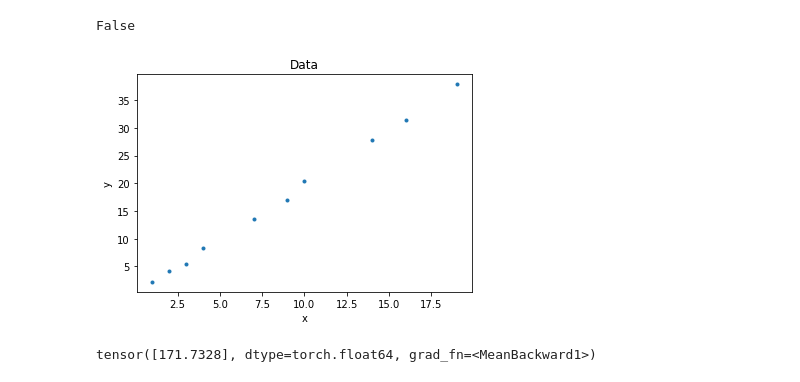
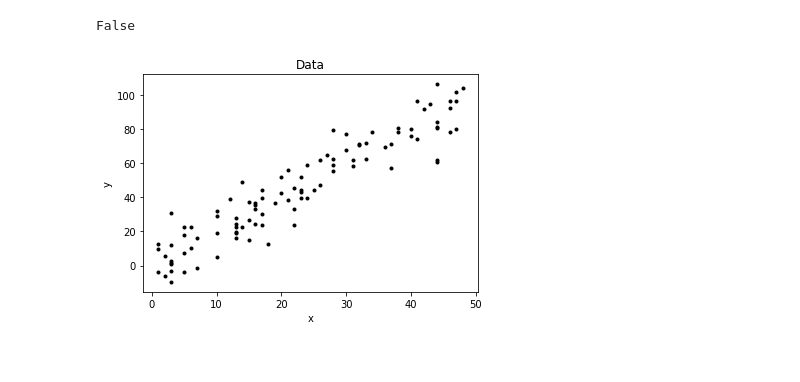
Before and after one commit to SPThole/DL-Projects, a Jupyter notebook: Autograd_pytrch.ipynb, the cells around one changed output. Cells and saved outputs as stored; diff of their text form; code cells hidden in the pictures.

```diff
--- a/Autograd_pytrch.ipynb
+++ b/Autograd_pytrch.ipynb
@@ -47,12 +47,12 @@ print(x.detach().requires_grad)
 # %% [output]
 False
 # %%
-x= np.array([1,2,3,4,7,9,10,14,16,19])
-y= 2*x+ np.random.normal(size=len(x))
-plt.plot(x,y,'.')
+x= np.random.randint(1,50,size=(100,))
+y= 2*x+ np.random.normal(size=len(x),scale=10)
+plt.plot(x,y,'k.')
 plt.title('Data')
 plt.xlabel('x')
 plt.ylabel('y')
 plt.show()
 # %% [output]
-[figure, old version]
+[figure, new version]
@@ -66,8 +71,3 @@ y= torch.from_numpy(y.reshape(-1,1))
-# %%
-loss=torch.mean((y-w[0]*x-w[1])**2,axis=0)
-loss
-# %% [output]
-tensor([171.7328], dtype=torch.float64, grad_fn=<MeanBackward1>)
 # %%
 
 optimizer= SGD([w],lr=0.0001)
```
Also changed, not shown: parts of 6 cells of this notebook.
